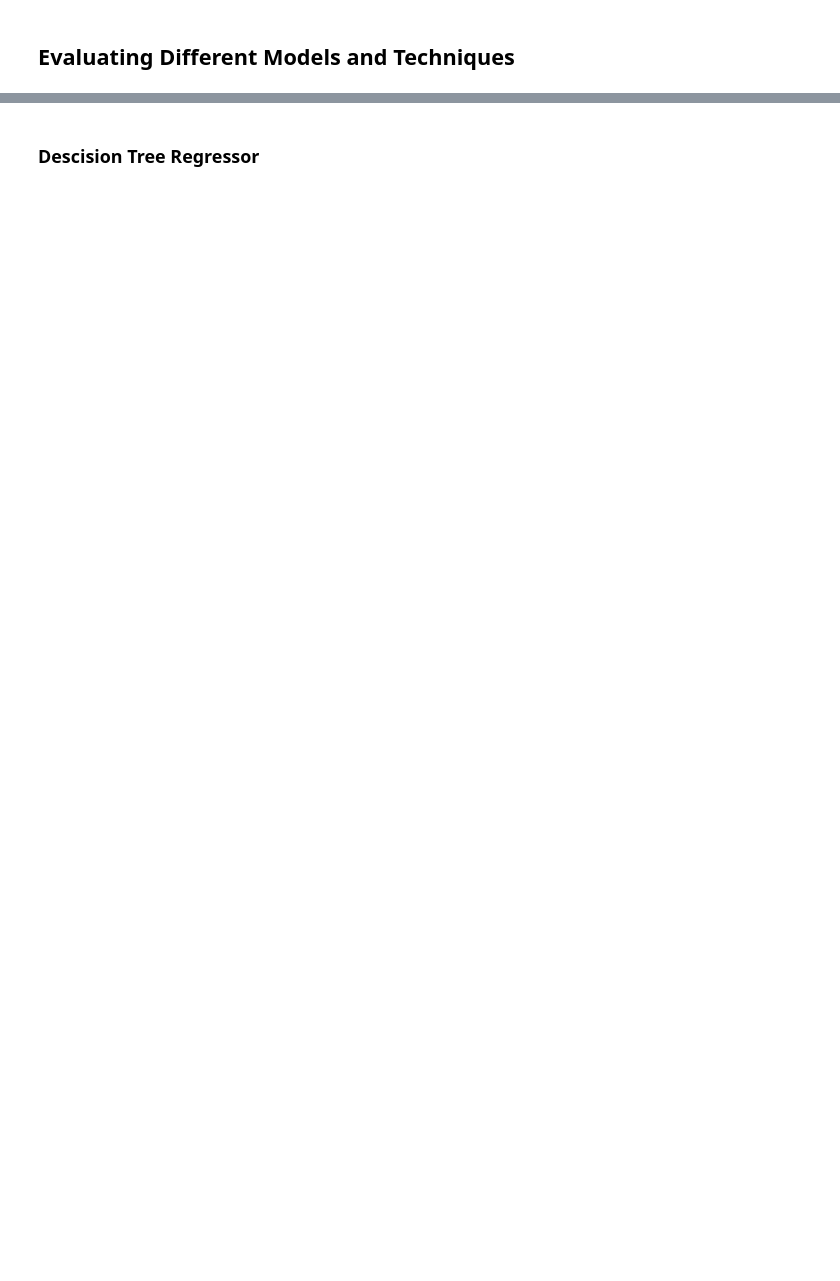
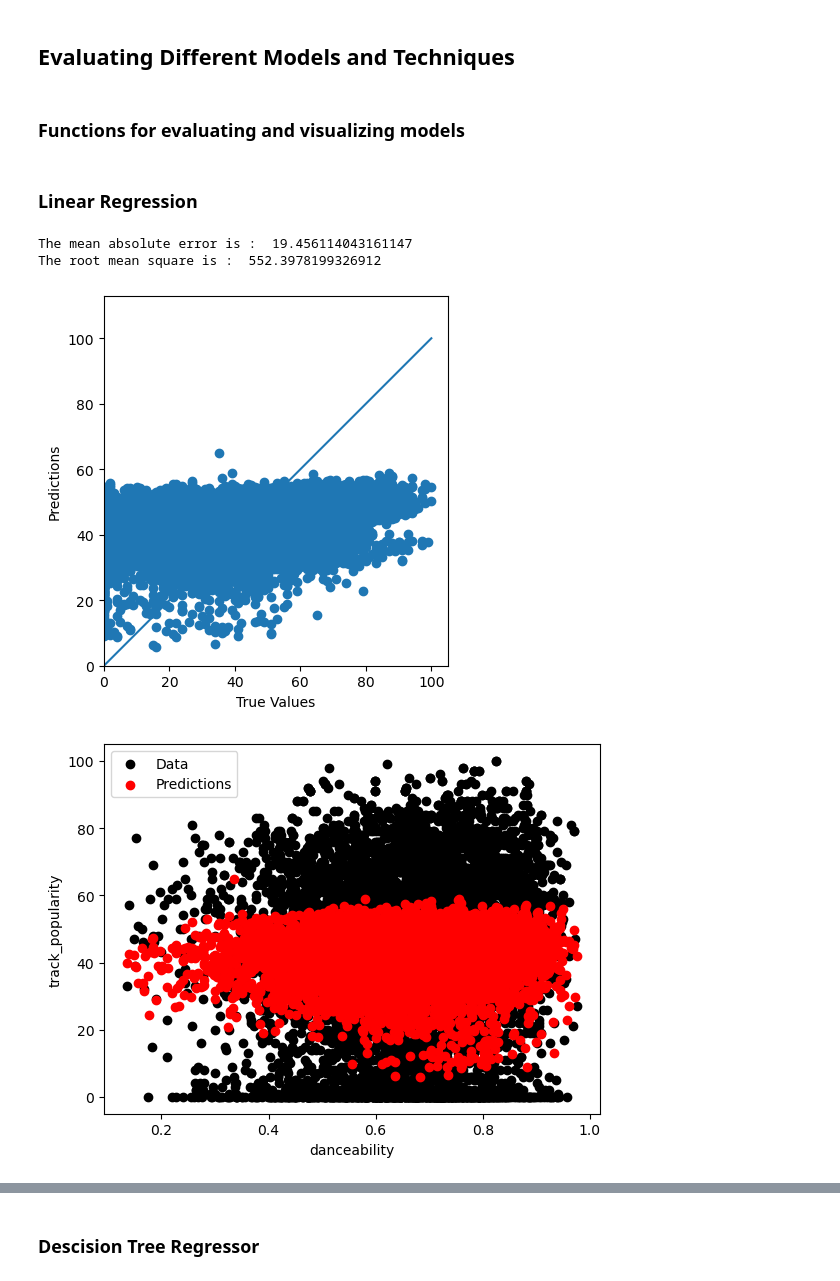
Before and after one commit to bhaskarmulik/Feature-selection-and-Regressor-Evaluation, a Jupyter notebook: Spotify_songs/project.ipynb, the cells around one changed output, grey strips where cells are left out. Saved outputs shown, nothing was run; the diff lists cells and outputs as text; code cells hidden in the pictures; blank space fills up the shorter version.

```diff
--- a/Spotify_songs/project.ipynb
+++ b/Spotify_songs/project.ipynb
@@ -154,0 +181,4 @@ X_train, X_test, y_train, y_test = train_test_split(X, y, test_size=0.2, shuffle
+# %%
+X_num_names.remove('mode')
+X_num_names.remove('key')
+X_num_names
@@ -171,5 +218,7 @@ preprocessor = compose.ColumnTransformer(transformers=[
 # %% [markdown]
 ## Evaluating Different Models and Techniques
+# %% [markdown]
+### Functions for evaluating and visualizing models
 # %%
 #Before evaluating different moedels, we first need to make a function that gives us the mean absolute error
 from sklearn import metrics
@@ -184,0 +256,21 @@ def get_rms(y_vals, y_preds):
+# %% [markdown]
+### Linear Regression
+# %%
+from sklearn.linear_model import LinearRegression
+
+linearR_model = LinearRegression(n_jobs=8)
+linearR_pipeline = pipeline.Pipeline(steps=[('preprocess', preprocessor), ('model', linearR_model)])
+preprocessor.fit_transform(X_test)
+
+mse, y_preds = get_mae(linearR_pipeline, X_train, y_train, X_test, y_test)
+print("The mean absolute error is : ", mse)
+print("The root mean square is : ", get_mse(linearR_pipeline, X_train, y_train, X_test, y_test))
+
+plotting_stats(y_test, y_preds)
+plt.show()
+plotting_rels(y_test, y_preds)
+# %% [output]
+The mean absolute error is :  19.456114043161147
+The root mean square is :  552.3978199326912
+[figure, added]
+[figure, added]
```
Also changed, not shown: parts of 19 cells of this notebook.
